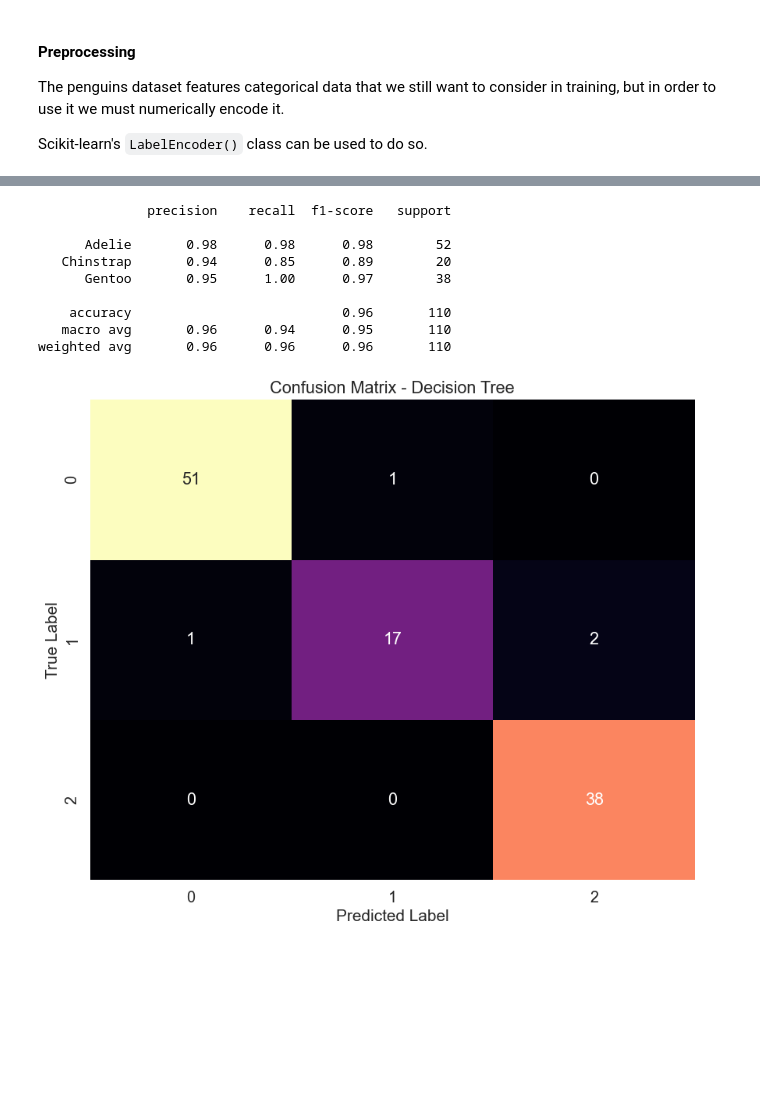
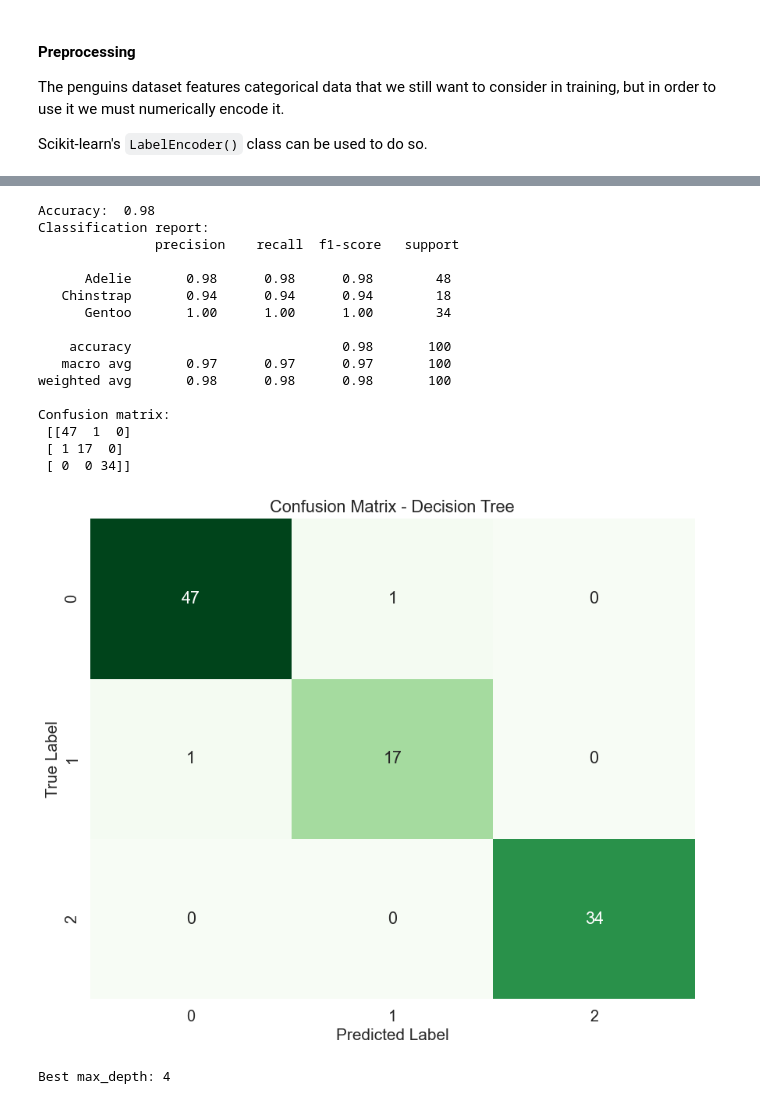
Before and after one commit to matt-banschbach/inde577, a Jupyter notebook: Supervised Learning/Decision Trees/decisiontree_penguins.ipynb, the cells around one changed output, grey strips where cells are left out. Drawn from its saved outputs; the diff is of its cells as text; code cells hidden in the pictures; blank space fills up the shorter version.

```diff
--- a/Supervised Learning/Decision Trees/decisiontree_penguins.ipynb
+++ b/Supervised Learning/Decision Trees/decisiontree_penguins.ipynb
@@ -27,5 +27,11 @@ Scikit-learn's `LabelEncoder()` class can be used to do so.
 penguins = sns.load_dataset('penguins').dropna()
 le = LabelEncoder()
 penguins['sex'] = le.fit_transform(penguins['sex'])
-penguins['species'] = le.fit_transform(penguins['species'])
+# penguins['species'] = le.fit_transform(penguins['species'])
 penguins['island'] = le.fit_transform(penguins['island'])
+
+X = penguins.drop('species', axis=1)  # We do not want the species (label) column in our training data
+y = penguins['species']
+
+# Here we split the data into train and test sets
+X_train, X_test, y_train, y_test = train_test_split(X, y, test_size=0.3, random_state=42)
@@ -39,6 +38,4 @@ y = penguins['species']
-# %%
-X_train, X_test, y_train, y_test = train_test_split(X, y, test_size=0.33, random_state=42)  # Here we split the data into train and test sets
 # %%
-decision_tree = DecisionTreeClassifier(max_depth=15, random_state=42)  # Initialize the classifier
+decision_tree = DecisionTreeClassifier(max_depth=4, random_state=42)  # Initialize the classifier
 decision_tree.fit(X_train, y_train)  # Train
 # %% [output]
@@ -61,35 +78,60 @@ plt.show()
 # %%
 y_pred = decision_tree.predict(X_test)
-print(classification_report(y_test, y_pred))
+
+accuracy = accuracy_score(y_test, y_pred)
+print("Accuracy: ", accuracy)
+
+clf_rep = classification_report(y_test, y_pred)
+print("Classification report: \n", clf_rep)
+
 confusion_matrix = confusion_matrix(y_test, y_pred)
+print("Confusion matrix:\n", confusion_matrix)
 # %% [output]
-              precision    recall  f1-score   support
+Accuracy:  0.98
+Classification report:
+               precision    recall  f1-score   support
 
-      Adelie       0.98      0.98      0.98        52
-   Chinstrap       0.94      0.85      0.89        20
-      Gentoo       0.95      1.00      0.97        38
+      Adelie       0.98      0.98      0.98        48
+   Chinstrap       0.94      0.94      0.94        18
+      Gentoo       1.00      1.00      1.00        34
 
-    accuracy                           0.96       110
-   macro avg       0.96      0.94      0.95       110
-weighted avg       0.96      0.96      0.96       110
+    accuracy                           0.98       100
+   macro avg       0.97      0.97      0.97       100
+weighted avg       0.98      0.98      0.98       100
+
+Confusion matrix:
+ [[47  1  0]
+ [ 1 17  0]
+ [ 0  0 34]]
 # %%
 matrix_df = pd.DataFrame(confusion_matrix)
-
 
 plt.figure(figsize=(10, 8))
 ax = plt.axes()
 sns.set(font_scale=1.3)
 
 sns.heatmap(matrix_df,
             annot = True,
             fmt = "g",
             ax = ax,
-            cmap = "magma",
+            cmap = "Greens",
             cbar = False)
 
 ax.set_title("Confusion Matrix - Decision Tree")
 ax.set_xlabel("Predicted Label", fontsize=15)
 ax.set_ylabel("True Label", fontsize=15)
 plt.show()
 # %% [output]
-[figure, old version]
+[figure, new version]
+# %%
+# Grid-search for finding optimal hyperparameter
+max_depth_range = np.array(range(1, 20))
+
+param_grid = {'max_depth': max_depth_range}
+grid_search = GridSearchCV(DecisionTreeClassifier(random_state=42), param_grid, cv=5)
+grid_search.fit(X_train, y_train)
+
+best_max_depth = grid_search.best_params_['max_depth']
+print(f"Best max_depth: {best_max_depth}")
+# %% [output]
+Best max_depth: 4
```
Also changed, not shown: parts of 7 cells of this notebook, 11 other files.
